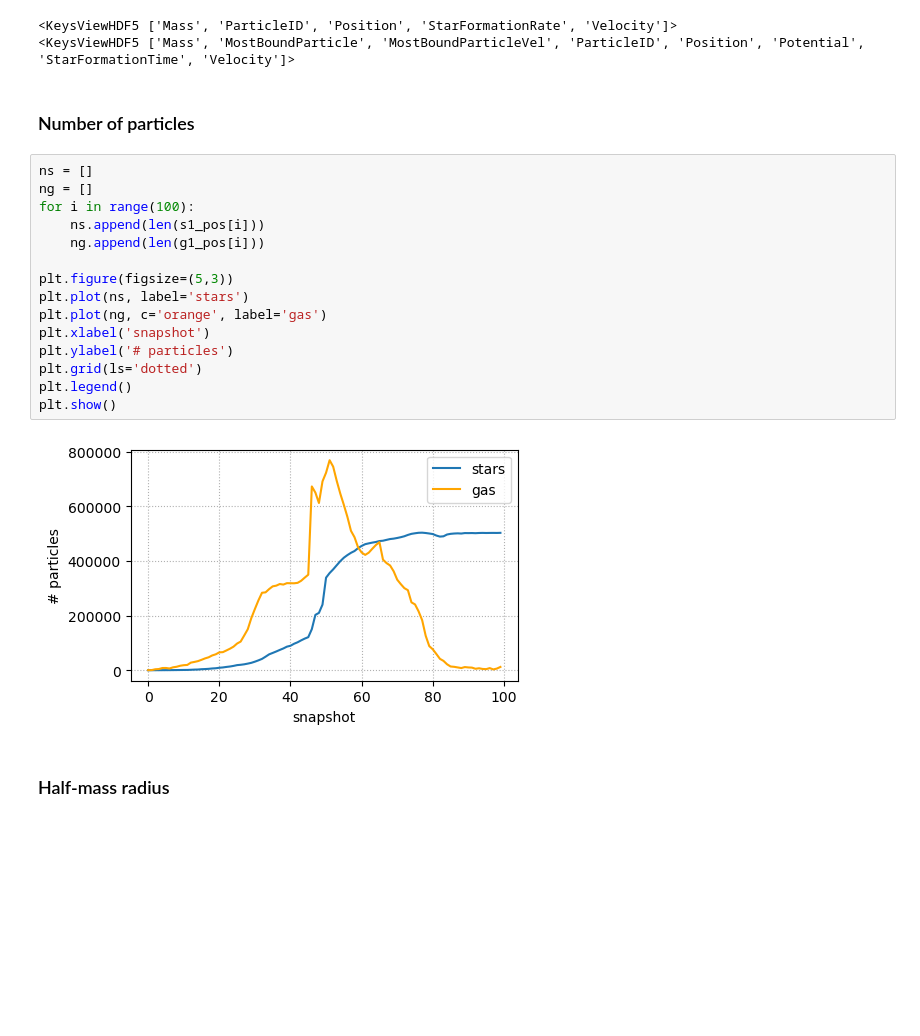
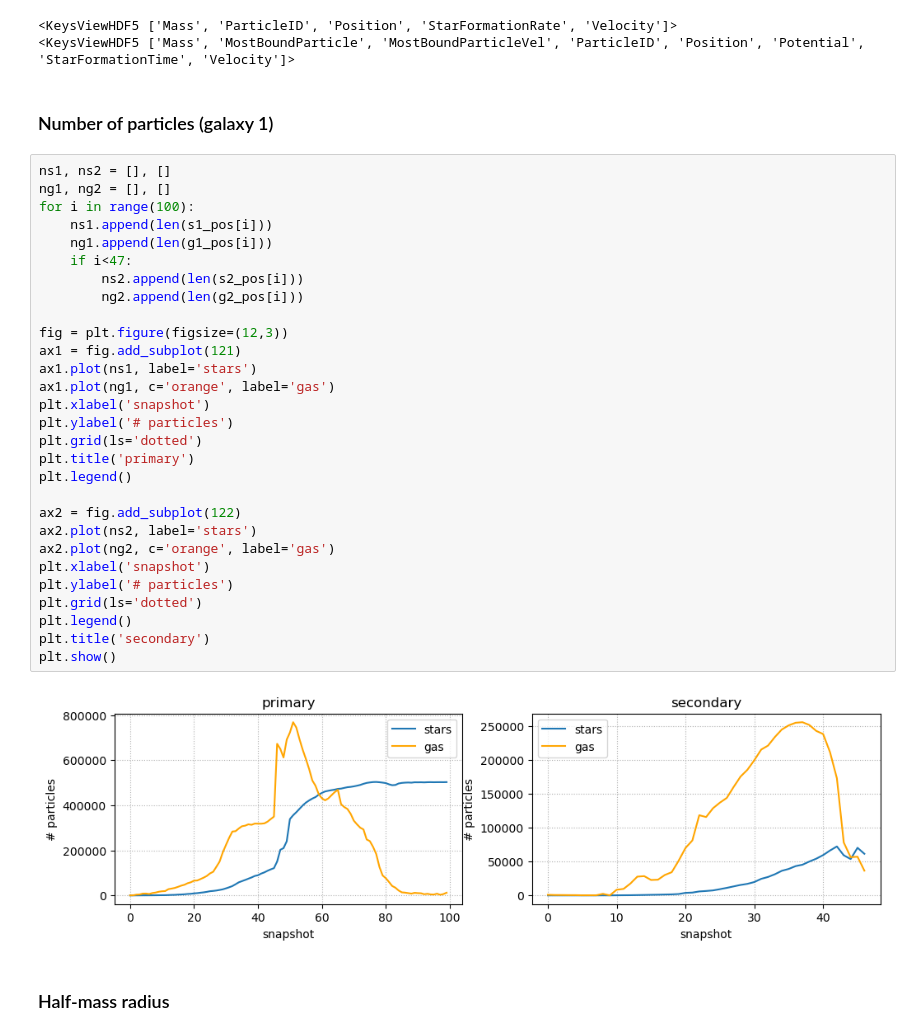
Before and after one commit to Amedeo1054/particelleeee, a Jupyter notebook: time_evolution.ipynb, the cells around one changed output. Drawn from its saved outputs; the diff is of its cells as text; blank space fills up the shorter version.

```diff
--- a/time_evolution.ipynb
+++ b/time_evolution.ipynb
@@ -108,24 +115,38 @@ print(g1['Star'].keys())
 <KeysViewHDF5 ['Mass', 'ParticleID', 'Position', 'StarFormationRate', 'Velocity']>
 <KeysViewHDF5 ['Mass', 'MostBoundParticle', 'MostBoundParticleVel', 'ParticleID', 'Position', 'Potential', 'StarFormationTime', 'Velocity']>
 # %% [markdown]
-### Number of particles
+### Number of particles (galaxy 1)
 # %%
-ns = []
-ng = []
+ns1, ns2 = [], []
+ng1, ng2 = [], []
 for i in range(100):
-    ns.append(len(s1_pos[i]))
-    ng.append(len(g1_pos[i]))
+    ns1.append(len(s1_pos[i]))
+    ng1.append(len(g1_pos[i]))
+    if i<47:
+        ns2.append(len(s2_pos[i]))
+        ng2.append(len(g2_pos[i]))
 
-plt.figure(figsize=(5,3))
-plt.plot(ns, label='stars')
-plt.plot(ng, c='orange', label='gas')
+fig = plt.figure(figsize=(12,3))
+ax1 = fig.add_subplot(121)
+ax1.plot(ns1, label='stars')
+ax1.plot(ng1, c='orange', label='gas')
+plt.xlabel('snapshot')
+plt.ylabel('# particles')
+plt.grid(ls='dotted')
+plt.title('primary')
+plt.legend()
+
+ax2 = fig.add_subplot(122)
+ax2.plot(ns2, label='stars')
+ax2.plot(ng2, c='orange', label='gas')
 plt.xlabel('snapshot')
 plt.ylabel('# particles')
 plt.grid(ls='dotted')
 plt.legend()
+plt.title('secondary')
 plt.show()
 # %% [output]
-[figure, old version]
+[figure, new version]
 # %% [markdown]
 ### Half-mass radius
 # %%
```
Also changed, not shown: parts of 6 cells of this notebook, 1 other file.
